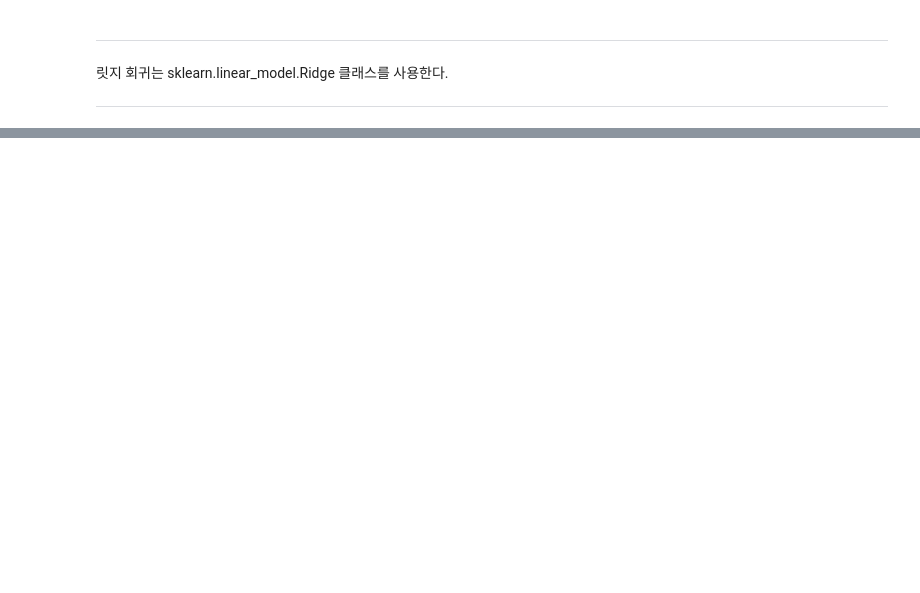
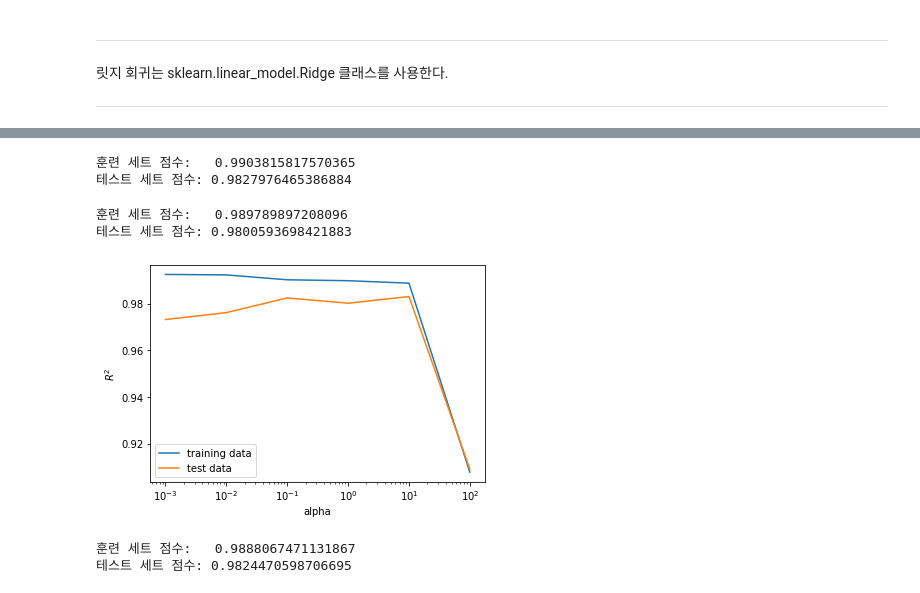
Before and after one commit to keizikang/self_study_mldl, a Jupyter notebook: 혼공머신_3장.ipynb, the cells around one changed output, grey strips where cells are left out. Drawn from its saved outputs; the diff is of its cells as text; code cells hidden in the pictures; blank space fills up the shorter version.

```diff
--- a/혼공머신_3장.ipynb
+++ b/혼공머신_3장.ipynb
@@ -725,0 +776,45 @@ plt.show()
+# %%
+ridge = Ridge(alpha=0.1)
+ridge.fit(train_scaled, train_target)
+print(f'훈련 세트 점수:   {ridge.score(train_scaled, train_target)}')
+print(f'테스트 세트 점수: {ridge.score(test_scaled, test_target)}')
+# %% [output]
+훈련 세트 점수:   0.9903815817570365
+테스트 세트 점수: 0.9827976465386884
+# %%
+from sklearn.linear_model import Lasso
+lasso = Lasso()
+lasso.fit(train_scaled, train_target)
+print(f'훈련 세트 점수:   {lasso.score(train_scaled, train_target)}')
+print(f'테스트 세트 점수: {lasso.score(test_scaled, test_target)}')
+# %% [output]
+훈련 세트 점수:   0.989789897208096
+테스트 세트 점수: 0.9800593698421883
+# %%
+alpha_list = np.power(10., range(-3, 3))
+train_score = []
+test_score = []
+
+for alpha in alpha_list:
+    lasso = Lasso(alpha=alpha, max_iter=10000)
+    lasso.fit(train_scaled, train_target)
+    train_score.append(lasso.score(train_scaled, train_target))
+    test_score.append(lasso.score(test_scaled, test_target))
+
+plt.plot(alpha_list, train_score, label='training data')
+plt.plot(alpha_list, test_score, label='test data')
+plt.xlabel('alpha')
+plt.ylabel('$R^2$')
+plt.legend()
+plt.gca().set_xscale('log')
+plt.show()
+# %% [output]
+[figure, added]
+# %%
+lasso = Lasso(alpha=10)
+lasso.fit(train_scaled, train_target)
+print(f'훈련 세트 점수:   {lasso.score(train_scaled, train_target)}')
+print(f'테스트 세트 점수: {lasso.score(test_scaled, test_target)}')
+# %% [output]
+훈련 세트 점수:   0.9888067471131867
+테스트 세트 점수: 0.9824470598706695
```
Also changed, not shown: parts of 16 cells of this notebook.
